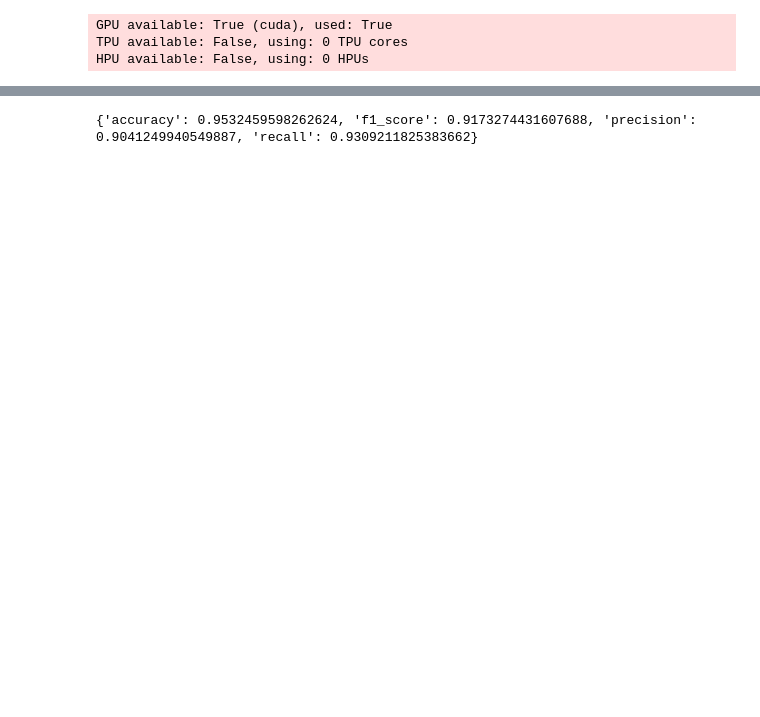
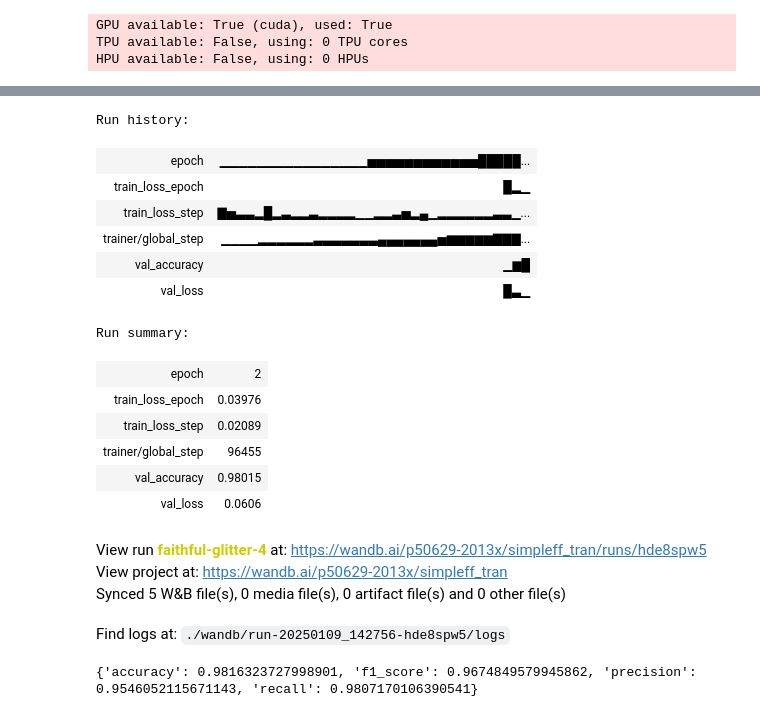
Before and after one commit to AndewNN/CU_submission, a Jupyter notebook: NLP_2025/L01_Intro_Tokenization/HW_2/HW1_2_Neural_Network_Tokenization_to_Student_2024.ipynb, the cells around one changed output, grey strips where cells are left out. Cells and saved outputs as stored; diff of their text form; code cells hidden in the pictures; blank space fills up the shorter version.

```diff
--- a/NLP_2025/L01_Intro_Tokenization/HW_2/HW1_2_Neural_Network_Tokenization_to_Student_2024.ipynb
+++ b/NLP_2025/L01_Intro_Tokenization/HW_2/HW1_2_Neural_Network_Tokenization_to_Student_2024.ipynb
@@ -814,9 +814,9 @@ class SimpleCNN(torch.nn.Module):
 
     def forward(self, x):
         x = self.embedding(x.to(torch.int)).permute(0, 2, 1)
-        x = self.conv(x).permute(0, 2, 1)
-        x = self.linear1(x).flatten(1)
-        x = self.linear2(x)
+        x = F.relu(self.conv(x).permute(0, 2, 1))
+        x = F.relu(self.linear1(x).flatten(1))
+        x = F.relu(self.linear2(x))
         x = self.linear3(x)
         out = torch.sigmoid(x)
 
@@ -980,7 +980,8 @@ class BestModel(nn.Transformer):
         self.input_emb = nn.Embedding(ntoken, ninp)
         self.ninp = ninp
         self.decoder = nn.Linear(21* ninp, 256)
-        self.decoder2 = nn.Linear(256, 1)
+        self.decoder2 = nn.Linear(256, 128)
+        self.decoder3 = nn.Linear(128, 1)
 
         self.init_weights()
 
@@ -994,8 +995,9 @@ class BestModel(nn.Transformer):
         src = self.input_emb(src.to(torch.int)) * math.sqrt(self.ninp)
         src = self.pos_encoder(src)
         output = self.encoder(src, mask=self.src_mask).flatten(1)
-        output = self.decoder(output)
-        output = self.decoder2(output)
+        output = F.relu(self.decoder(output))
+        output = F.relu(self.decoder2(output))
+        output = self.decoder3(output)
         return torch.sigmoid(output)
 
 model_tran = BestModel(len(CHARS), 32, 4, 128, 4).cuda()
@@ -1090,6 +1092,6 @@ LOCAL_RANK: 0 - CUDA_VISIBLE_DEVICES: [0]
 # %%
 best_model_tran_path = feedforward_nn_tran_checkpoint.best_model_path
-best_model_tran_path = "/home/andre/Desktop/CU_submission/NLP_2025/L01_Intro_Tokenization/HW_2/checkpoints/feedforward_nn_tran.ckpt"
+best_model_tran_path = "/home/andre/Desktop/CU_submission/NLP_2025/L01_Intro_Tokenization/HW_2/checkpoints/feedforward_nn_tran-v1.ckpt"
 best_model_tran = LightningModel.load_from_checkpoint(best_model_tran_path, model=BestModel(len(CHARS), 32, 4, 128, 4))
 
 result = evaluate(test_loader, best_model_tran)
@@ -1099 +1102,19 @@ print(result)
-{'accuracy': 0.9532459598262624, 'f1_score': 0.9173274431607688, 'precision': 0.9041249940549887, 'recall': 0.9309211825383662}
+Run history:
+| epoch | ▁▁▁▁▁▁▁▁▁▁▁▁▁▁▁▁▅▅▅▅▅▅▅▅▅▅▅▅█████... |
+| train_loss_epoch | █▂▁ |
+| train_loss_step | ▇▅▃▃▂█▂▃▂▂▃▂▂▂▂▁▁▂▂▃▅▂▄▁▂▂▂▂▂▂▃▃▁... |
+| trainer/global_step | ▁▁▁▁▂▂▂▂▂▂▃▃▃▃▃▃▃▄▄▄▄▄▄▄▅▆▆▆▆▆▇▇▇... |
+| val_accuracy | ▁▆█ |
+| val_loss | █▃▁ |
+Run summary:
+| epoch | 2 |
+| train_loss_epoch | 0.03976 |
+| train_loss_step | 0.02089 |
+| trainer/global_step | 96455 |
+| val_accuracy | 0.98015 |
+| val_loss | 0.0606 |
+View run faithful-glitter-4 at: https://wandb.ai/p50629-2013x/simpleff_tran/runs/hde8spw5
+View project at: https://wandb.ai/p50629-2013x/simpleff_tran
+Synced 5 W&B file(s), 0 media file(s), 0 artifact file(s) and 0 other file(s)
+Find logs at: ./wandb/run-20250109_142756-hde8spw5/logs
+{'accuracy': 0.9816323727998901, 'f1_score': 0.9674849579945862, 'precision': 0.9546052115671143, 'recall': 0.9807170106390541}
```
Also changed, not shown: parts of 6 cells of this notebook.
